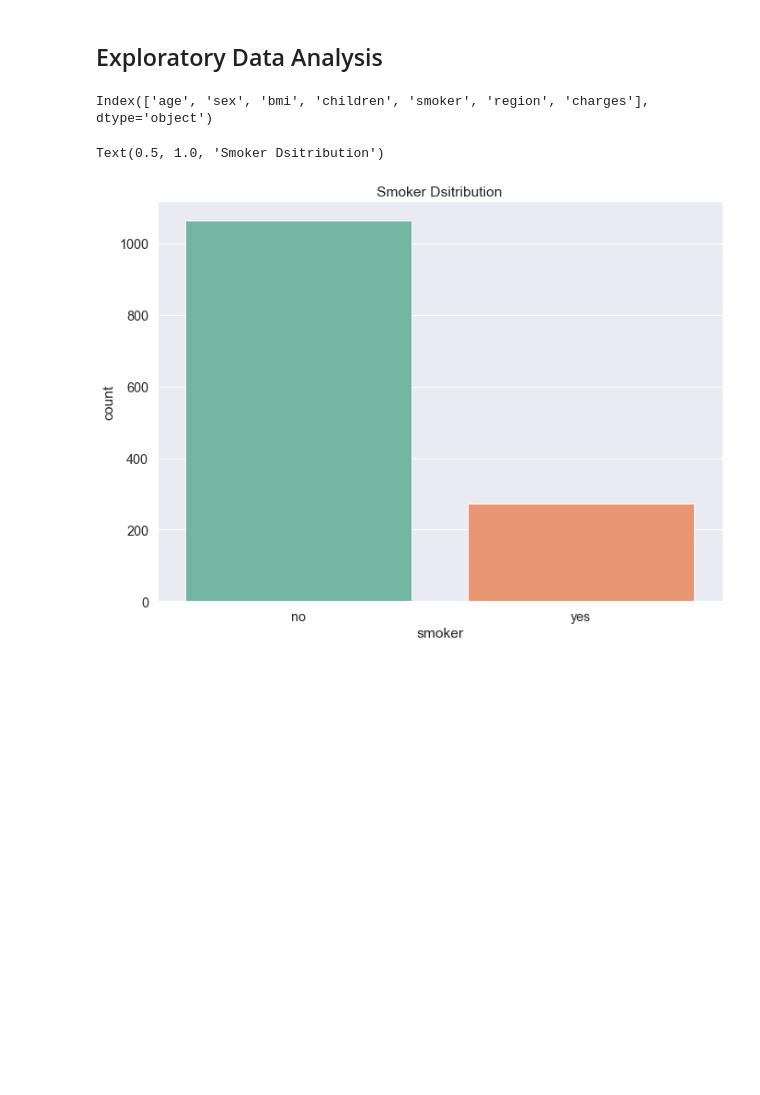
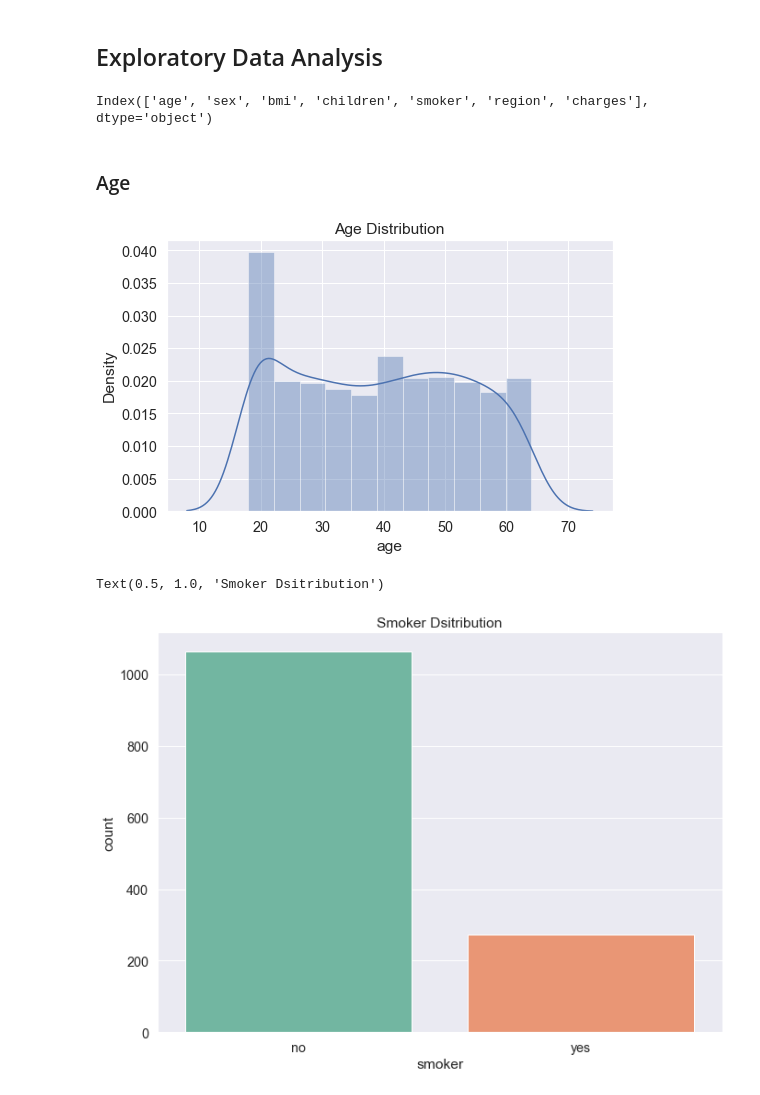
Before and after one commit to Thomas4Daniel/medical-insurance-cost-analysis, a Jupyter notebook: project.ipynb, the cells around one changed output. Cells and saved outputs as stored; diff of their text form; code cells hidden in the pictures; blank space fills up the shorter version.

```diff
--- a/project.ipynb
+++ b/project.ipynb
@@ -80,6 +80,15 @@ Index(['age', 'sex', 'bmi', 'children', 'smoker', 'region', 'charges'], dtype='o
 data.columns
 # %% [output]
 Index(['age', 'sex', 'bmi', 'children', 'smoker', 'region', 'charges'], dtype='object')
+# %% [markdown]
+### Age
+# %%
+plt.figure(figsize = (8, 5))
+sns.distplot(data['age'])
+plt.title('Age Distribution')
+plt.show()
+# %% [output]
+[figure, added]
 # %%
 # The size (height, width) of the figure
 plt.figure(figsize = (11, 8))
```
